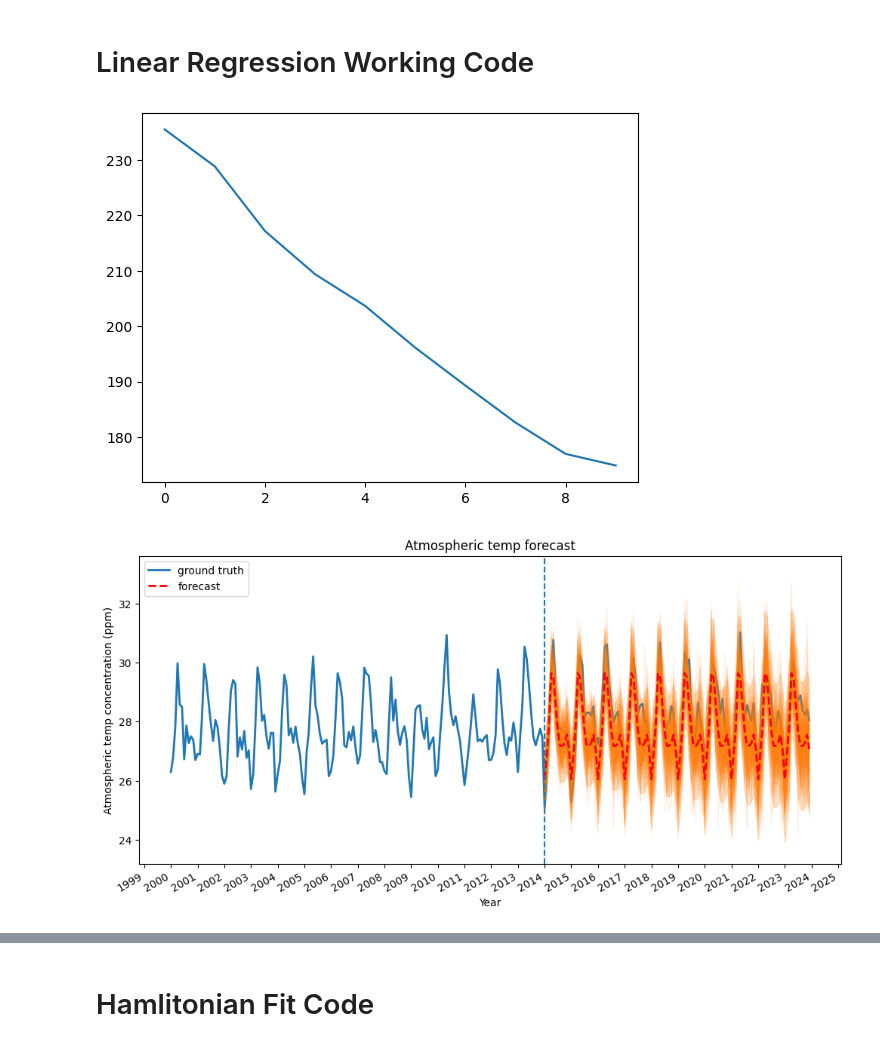
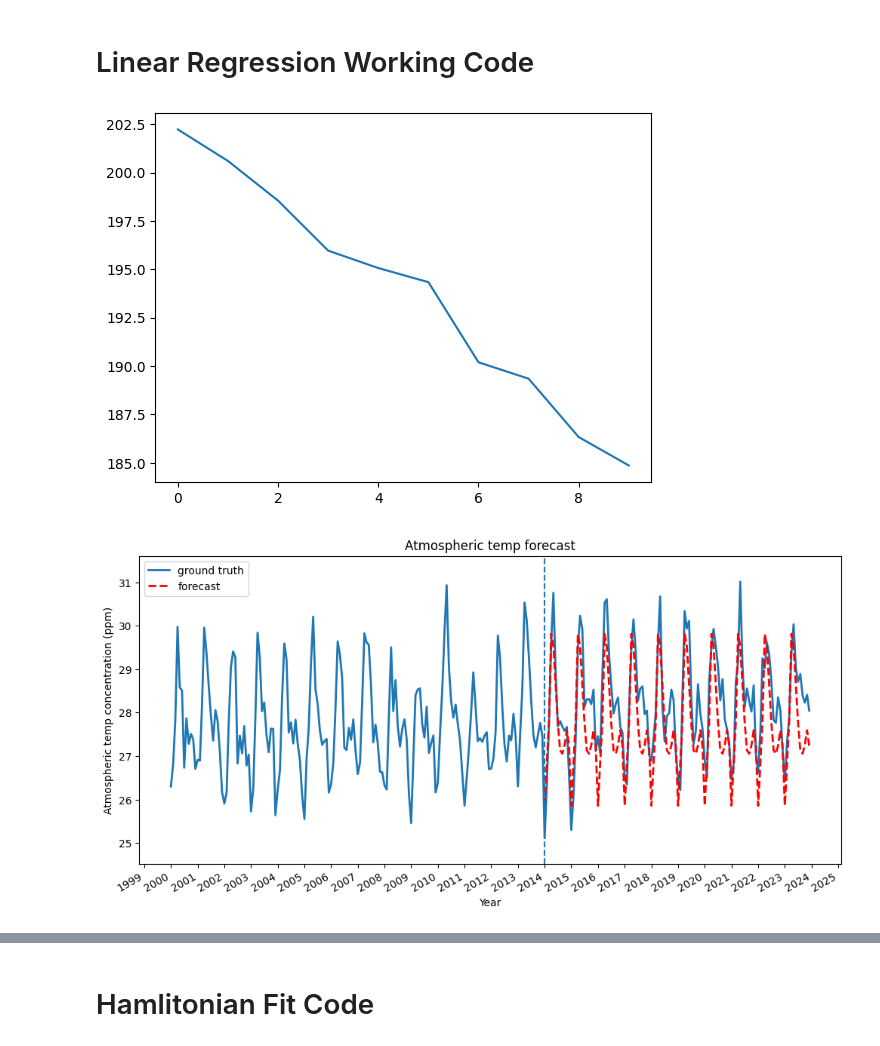
Before and after one commit to alaricespina/Thesis-Repository, a Jupyter notebook: Auto Regressive Ensemble Modelling/STS_Temeprature_Inline.ipynb, the cells around one changed output, grey strips where cells are left out. Drawn from its saved outputs; the diff is of its cells as text; code cells hidden in the pictures.

```diff
--- a/Auto Regressive Ensemble Modelling/STS_Temeprature_Inline.ipynb
+++ b/Auto Regressive Ensemble Modelling/STS_Temeprature_Inline.ipynb
@@ -42,15 +42,17 @@ def plot_forecast(x, y,
         x[num_steps_train]+num_steps_forecast,
         dtype=x.dtype)
 
-    ax.plot(forecast_steps, forecast_samples.T, lw=1, color=c2, alpha=0.1)
+    # ax.plot(forecast_steps, forecast_samples.T, lw=1, color=c2, alpha=0.1)
 
     ax.plot(forecast_steps, forecast_mean, lw=2, ls='--', color="red",
             label='forecast')
-    ax.fill_between(forecast_steps,
-                    forecast_mean-2*forecast_scale,
-                    forecast_mean+2*forecast_scale, color=c2, alpha=0.2)
 
-    ymin, ymax = min(np.min(forecast_samples), np.min(y)), max(np.max(forecast_samples), np.max(y))
+    # ax.fill_between(forecast_steps,
+    #                 forecast_mean-2*forecast_scale,
+    #                 forecast_mean+2*forecast_scale, color=c2, alpha=0.2)
+
+    # ymin, ymax = min(np.min(forecast_samples), np.min(y)), max(np.max(forecast_samples), np.max(y))
+    ymin, ymax = min(np.min(forecast_mean), np.min(y)), max(np.max(forecast_mean), np.max(y))
     yrange = ymax-ymin
     ax.set_ylim([ymin - yrange*0.1, ymax + yrange*0.1])
     ax.set_title("{}".format(title))
@@ -155,9 +249,13 @@ temp_fmt = mdates.DateFormatter('%Y')
 
 # Model Definition
 # trend = sts.SemiLocalLinearTrend(observed_time_series = temp_by_month_training_data)
-seasonal = sts.Seasonal(num_seasons = 12, observed_time_series = temp_by_month_training_data)
+seasonal = sts.Seasonal(
+    num_seasons = 12,
+    observed_time_series = temp_by_month_training_data)
 
-linRegEff = sts.LinearRegression(design_matrix = tf.reshape(temp_by_month - np.mean(temp_by_month), (-1, 1)), name = "LinRegEffect")
+linRegEff = sts.LinearRegression(
+    design_matrix = tf.reshape(temp_by_month - np.mean(temp_by_month), (-1, 1)),
+    name = "LinRegEffect")
 
 total_model = [
     seasonal,
@@ -180,34 +278,36 @@ elbo_loss_curve = tfp.vi.fit_surrogate_posterior(
 plt.plot(elbo_loss_curve)
 plt.show()
 
-q_samples_temp_ = variational_posteriors.sample(num_forecast_steps)
+# q_samples_temp_ = variational_posteriors.sample(num_forecast_steps)
+q_samples_temp_ = variational_posteriors.sample(50)
 
 temp_forecast_dist = tfp.sts.forecast(
     temp_model,
     observed_time_series=temp_by_month_training_data,
     parameter_samples=q_samples_temp_,
     num_steps_forecast=num_forecast_steps)
 
 # Was 50 Before
-num_samples = num_forecast_steps
+# num_samples = num_forecast_steps
+num_samples = 50
 
 temp_forecast_mean, temp_forecast_scale, temp_forecast_samples = (
     temp_forecast_dist.mean().numpy()[..., 0],
     temp_forecast_dist.stddev().numpy()[..., 0],
     temp_forecast_dist.sample(num_samples).numpy()[..., 0])
 
 fig, ax = plot_forecast(
     temp_dates, temp_by_month,
     temp_forecast_mean, temp_forecast_scale, temp_forecast_samples,
     x_locator=temp_loc,
     x_formatter=temp_fmt,
     title="Atmospheric temp forecast")
 
 ax.axvline(temp_dates[-num_forecast_steps], linestyle="--")
 ax.legend(loc="upper left")
 ax.set_ylabel("Atmospheric temp concentration (ppm)")
 ax.set_xlabel("Year")
 fig.autofmt_xdate()
 # %% [output]
-[figure, old version]
+[figure, new version]
-[figure, old version]
+[figure, new version]
```
Also changed, not shown: parts of 16 cells of this notebook, 1 other file.
